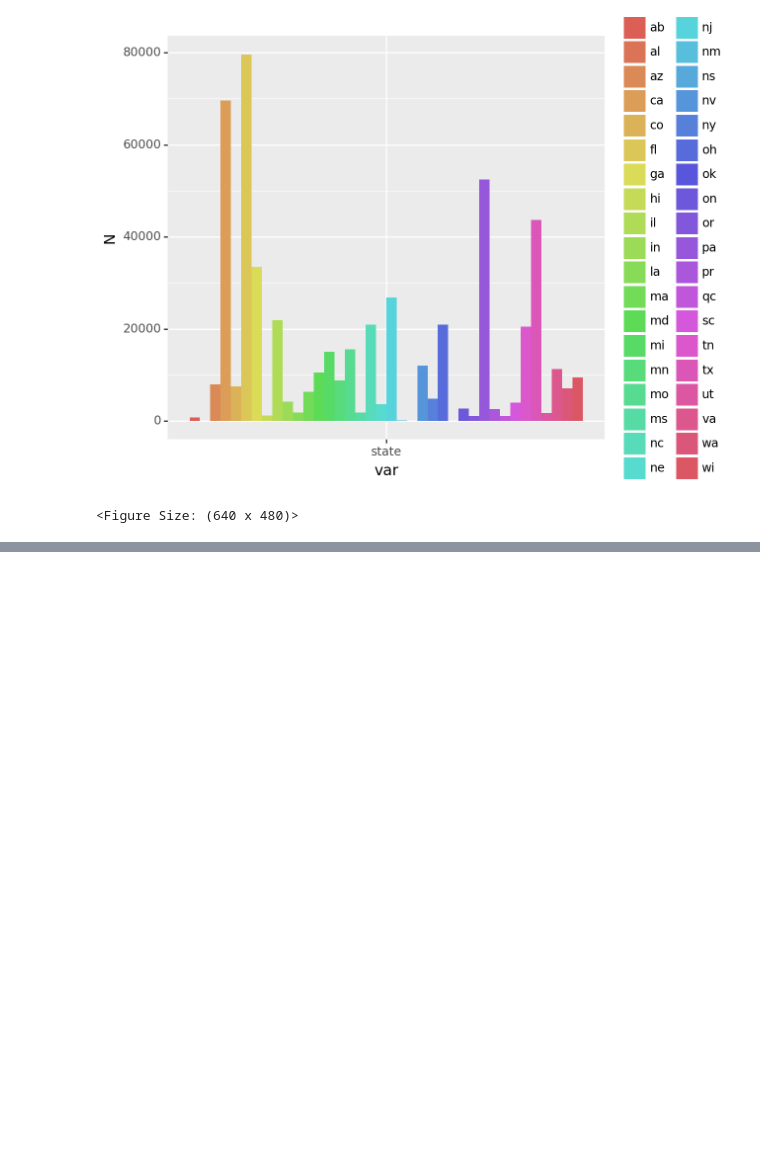
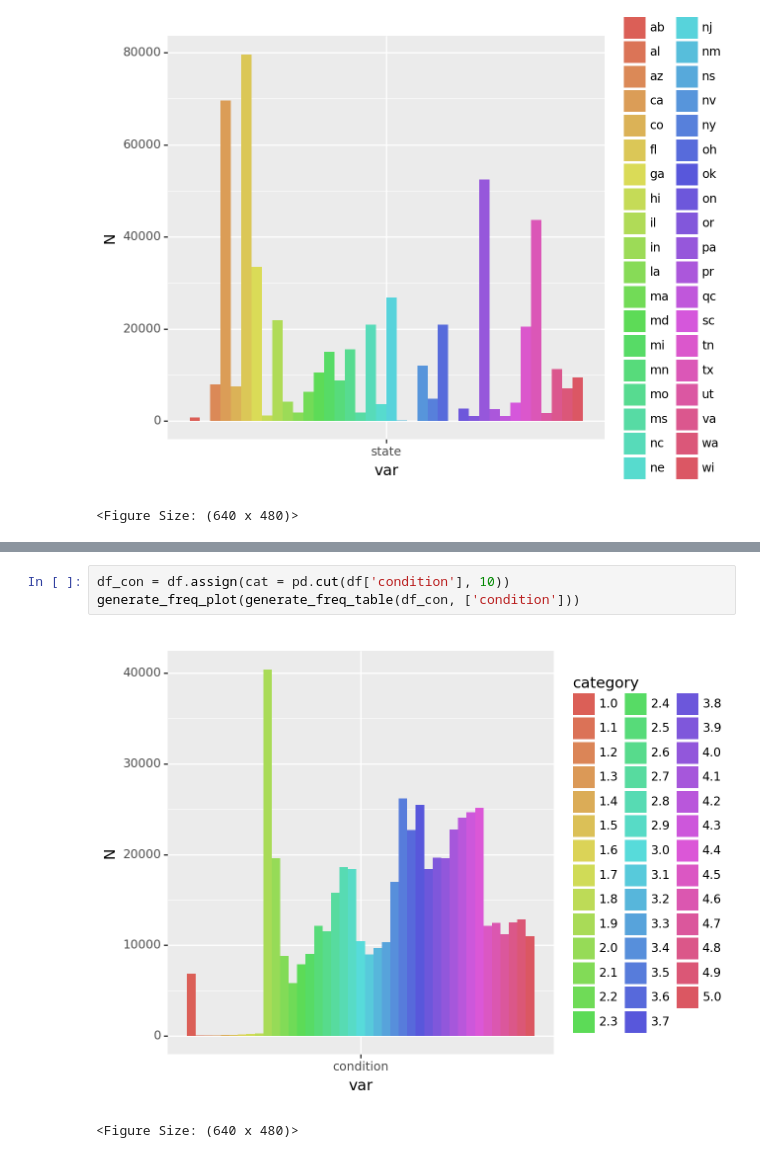
Before and after one commit to jello-bello/AI-Methods-for-Business, a Jupyter notebook: car_prices.ipynb, the cells around one changed output, grey strips where cells are left out. Drawn from its saved outputs; the diff is of its cells as text; blank space fills up the shorter version.

```diff
--- a/car_prices.ipynb
+++ b/car_prices.ipynb
@@ -407,0 +402,6 @@ generate_freq_plot(generate_freq_table(df, ['state']))
+# %%
+df_con = df.assign(cat = pd.cut(df['condition'], 10))
+generate_freq_plot(generate_freq_table(df_con, ['condition']))
+# %% [output]
+[figure, added]
+<Figure Size: (640 x 480)>
```
Also changed, not shown: parts of 4 cells of this notebook.
